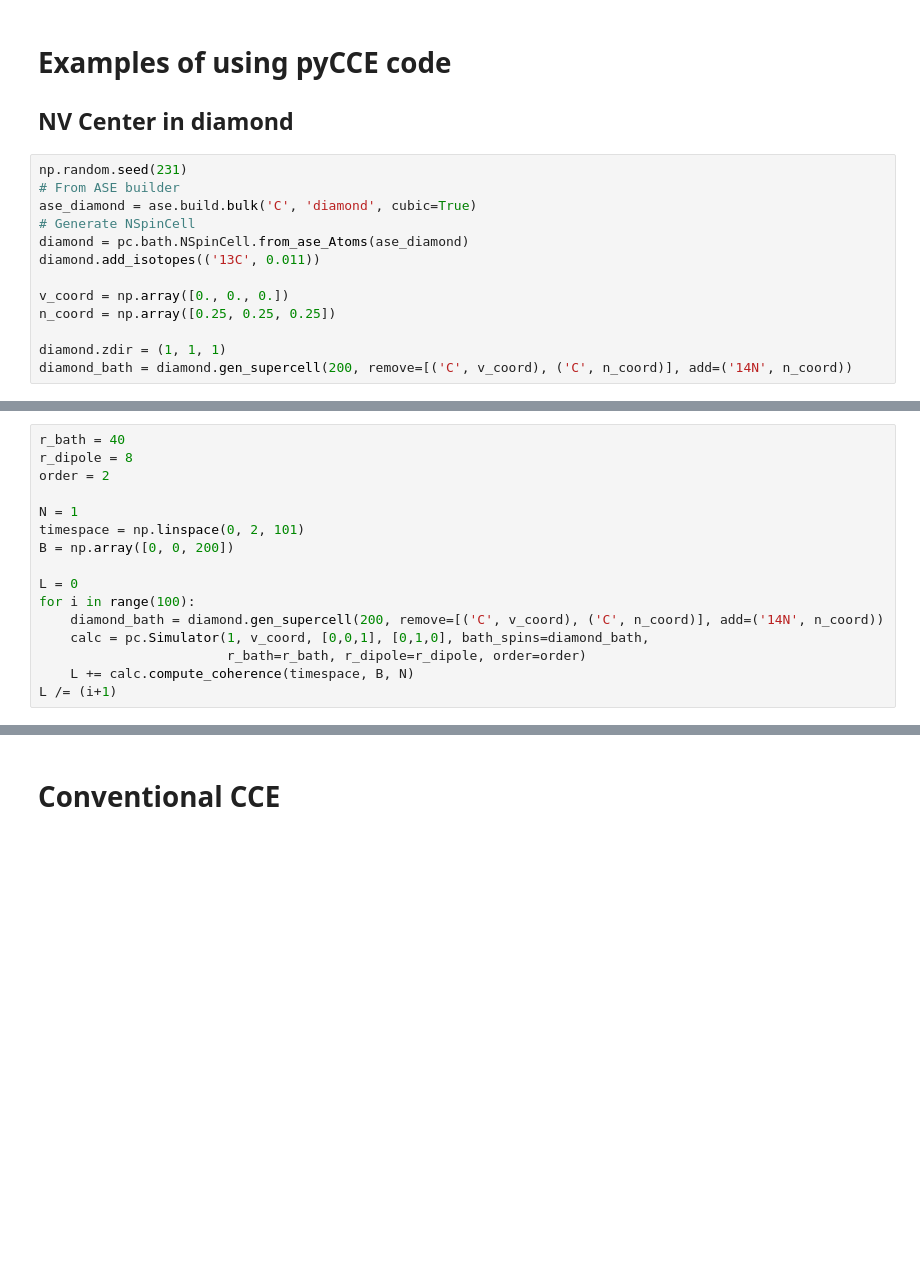
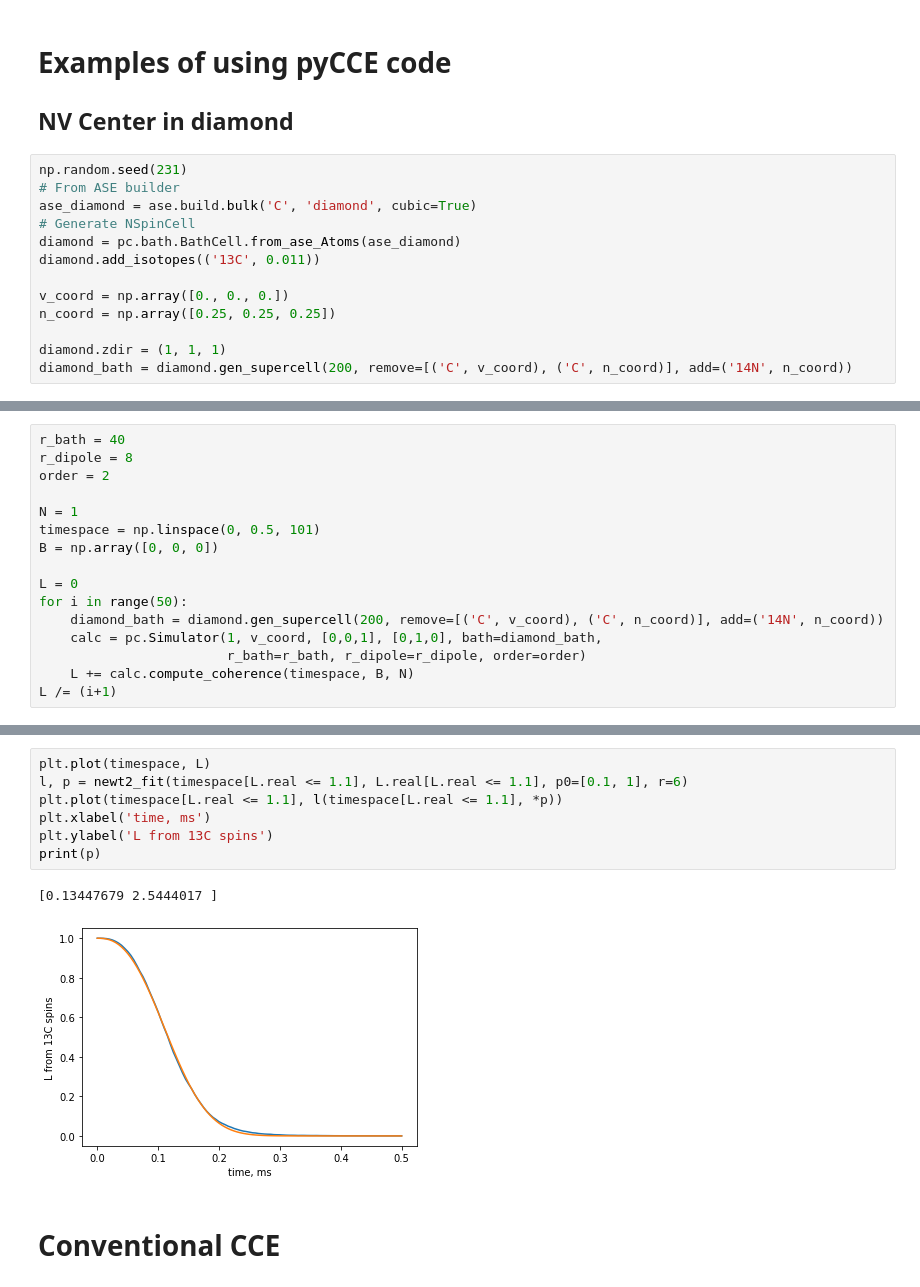
Before and after one commit to foxfixfax/PyCCE, a Jupyter notebook: examples/examples.ipynb, the cells around one changed output, grey strips where cells are left out. Drawn from its saved outputs; the diff is of its cells as text; blank space fills up the shorter version.

```diff
--- a/examples/examples.ipynb
+++ b/examples/examples.ipynb
@@ -20,7 +20,7 @@ np.random.seed(231)
 # From ASE builder
 ase_diamond = ase.build.bulk('C', 'diamond', cubic=True)
 # Generate NSpinCell
-diamond = pc.bath.NSpinCell.from_ase_Atoms(ase_diamond)
+diamond = pc.bath.BathCell.from_ase_Atoms(ase_diamond)
 diamond.add_isotopes(('13C', 0.011))
 
 v_coord = np.array([0., 0., 0.])
@@ -37,13 +37,13 @@ r_dipole = 8
 order = 2
 
 N = 1
-timespace = np.linspace(0, 2, 101)
-B = np.array([0, 0, 200])
+timespace = np.linspace(0, 0.5, 101)
+B = np.array([0, 0, 0])
 
 L = 0
-for i in range(100):
+for i in range(50):
     diamond_bath = diamond.gen_supercell(200, remove=[('C', v_coord), ('C', n_coord)], add=('14N', n_coord))
-    calc = pc.Simulator(1, v_coord, [0,0,1], [0,1,0], bath_spins=diamond_bath,
+    calc = pc.Simulator(1, v_coord, [0,0,1], [0,1,0], bath=diamond_bath,
                         r_bath=r_bath, r_dipole=r_dipole, order=order)
     L += calc.compute_coherence(timespace, B, N)
 L /= (i+1)
@@ -68,3 +68,13 @@ Number of disjointed clusters is 40
+# %%
+plt.plot(timespace, L)
+l, p = newt2_fit(timespace[L.real <= 1.1], L.real[L.real <= 1.1], p0=[0.1, 1], r=6)
+plt.plot(timespace[L.real <= 1.1], l(timespace[L.real <= 1.1], *p))
+plt.xlabel('time, ms')
+plt.ylabel('L from 13C spins')
+print(p)
+# %% [output]
+[0.13447679 2.5444017 ]
+[figure, added]
 # %% [markdown]
 # Conventional CCE
 # %%
```
Also changed, not shown: parts of 3 cells of this notebook, 3 other files.
